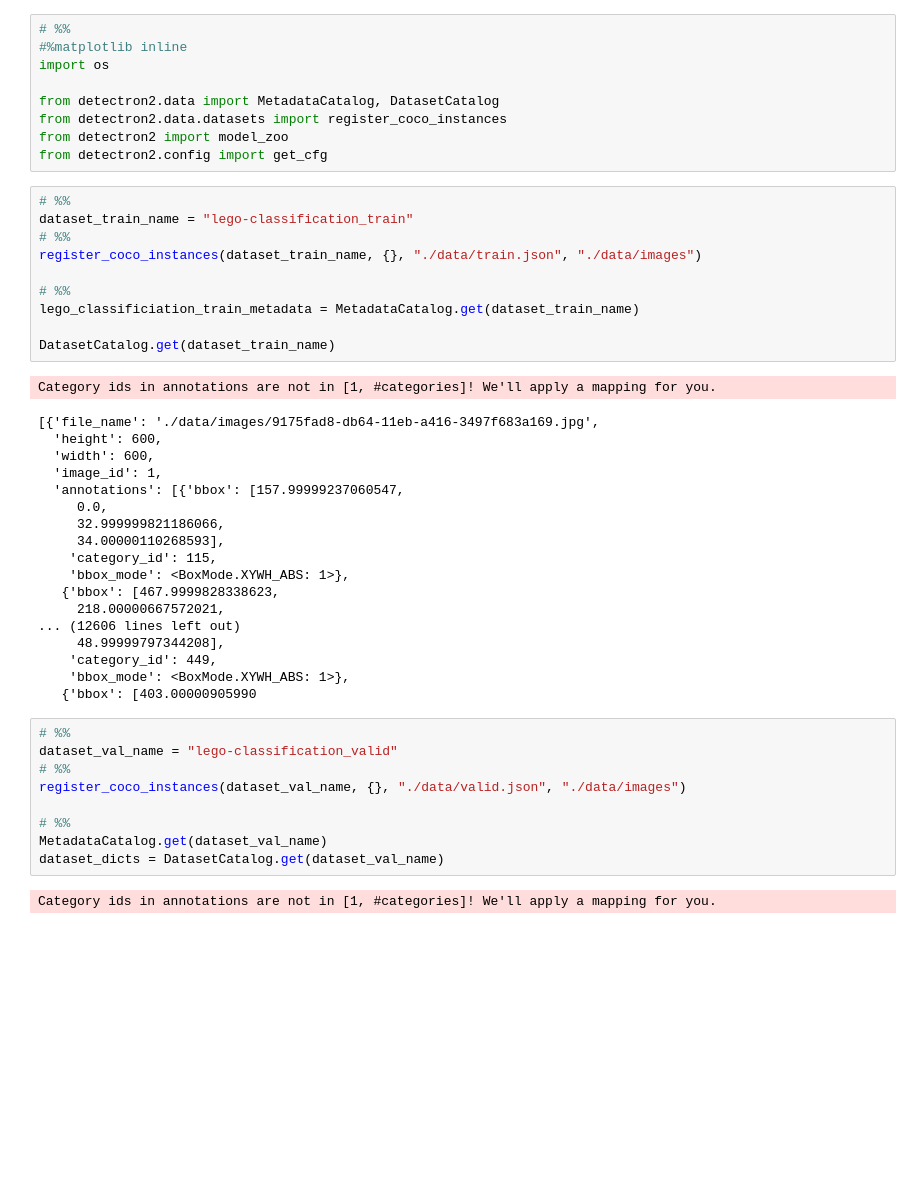
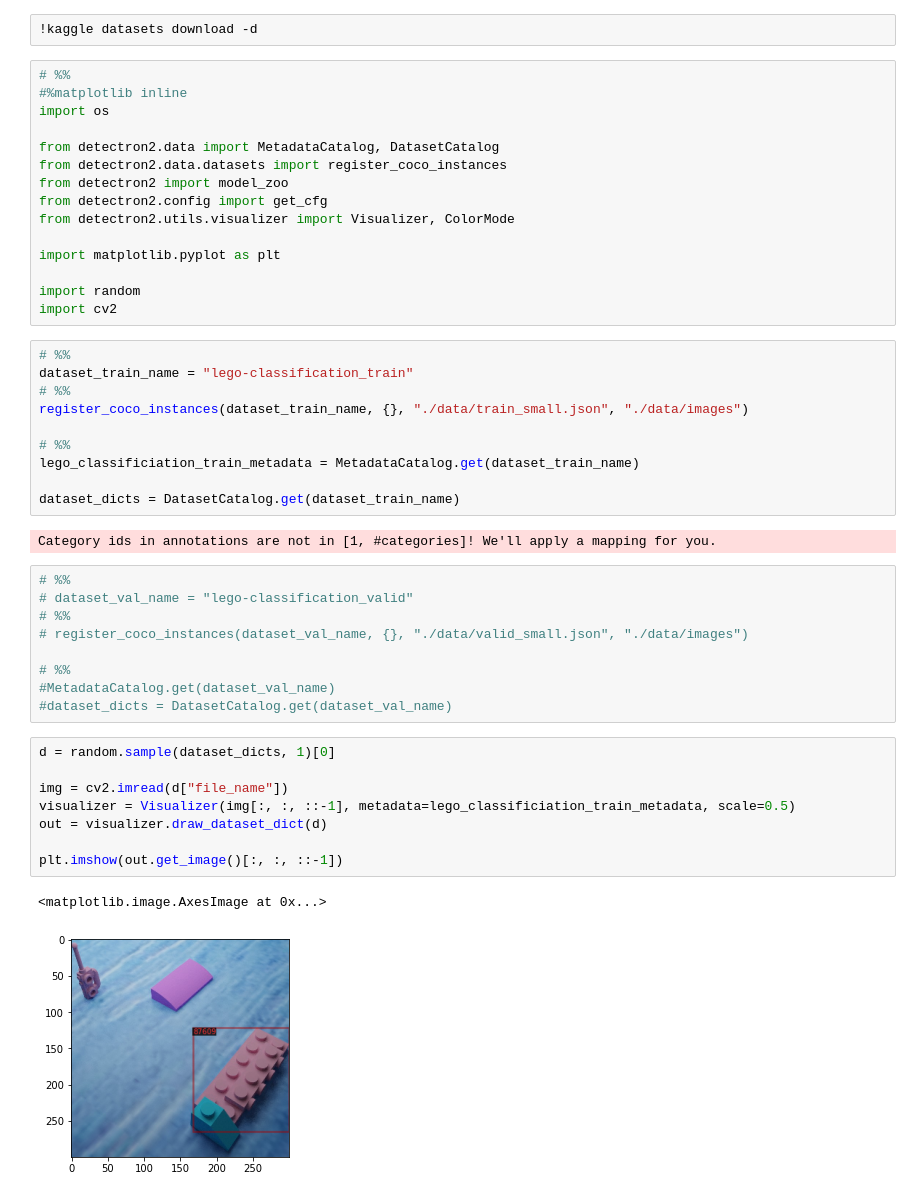
Before and after one commit to BetterCallBene/lego-classification, a Jupyter notebook: lego-classification.ipynb, the cells around one changed output. Saved outputs shown, nothing was run; the diff lists cells and outputs as text; blank space fills up the shorter version.

```diff
--- a/lego-classification.ipynb
+++ b/lego-classification.ipynb
@@ -1,3 +1,5 @@
+# %%
+!kaggle datasets download -d
 # %%
 # %%
 #%matplotlib inline
@@ -7,46 +9,44 @@ from detectron2.data import MetadataCatalog, DatasetCatalog
 from detectron2.data.datasets import register_coco_instances
 from detectron2 import model_zoo
 from detectron2.config import get_cfg
+from detectron2.utils.visualizer import Visualizer, ColorMode
+
+import matplotlib.pyplot as plt
+
+import random
+import cv2
 # %%
 # %%
 dataset_train_name = "lego-classification_train"
 # %%
-register_coco_instances(dataset_train_name, {}, "./data/train.json", "./data/images")
+register_coco_instances(dataset_train_name, {}, "./data/train_small.json", "./data/images")
 
 # %%
 lego_classificiation_train_metadata = MetadataCatalog.get(dataset_train_name)
 
-DatasetCatalog.get(dataset_train_name)
+dataset_dicts = DatasetCatalog.get(dataset_train_name)
 # %% [output]
 Category ids in annotations are not in [1, #categories]! We'll apply a mapping for you.
-[{'file_name': './data/images/9175fad8-db64-11eb-a416-3497f683a169.jpg',
-  'height': 600,
-  'width': 600,
-  'image_id': 1,
-  'annotations': [{'bbox': [157.99999237060547,
-     0.0,
-     32.999999821186066,
-     34.00000110268593],
-    'category_id': 115,
-    'bbox_mode': <BoxMode.XYWH_ABS: 1>},
-   {'bbox': [467.9999828338623,
-     218.00000667572021,
-... (12606 lines left out)
-     48.99999797344208],
-    'category_id': 449,
-    'bbox_mode': <BoxMode.XYWH_ABS: 1>},
-   {'bbox': [403.00000905990
 # %%
 # %%
-dataset_val_name = "lego-classification_valid"
+# dataset_val_name = "lego-classification_valid"
 # %%
-register_coco_instances(dataset_val_name, {}, "./data/valid.json", "./data/images")
+# register_coco_instances(dataset_val_name, {}, "./data/valid_small.json", "./data/images")
 
 # %%
-MetadataCatalog.get(dataset_val_name)
-dataset_dicts = DatasetCatalog.get(dataset_val_name)
+#MetadataCatalog.get(dataset_val_name)
+#dataset_dicts = DatasetCatalog.get(dataset_val_name)
-# %% [output]
-Category ids in annotations are not in [1, #categories]! We'll apply a mapping for you.
+# %%
+d = random.sample(dataset_dicts, 1)[0]
+
+img = cv2.imread(d["file_name"])
+visualizer = Visualizer(img[:, :, ::-1], metadata=lego_classificiation_train_metadata, scale=0.5)
+out = visualizer.draw_dataset_dict(d)
+
+plt.imshow(out.get_image()[:, :, ::-1])
+# %% [output]
+<matplotlib.image.AxesImage at 0x...>
+[figure, added]
 # %%
 cfg = get_cfg()
 cfg.merge_from_file(model_zoo.get_config_file("COCO-Detection/faster_rcnn_R_50_C4_1x.yaml"))
```
Also changed, not shown: parts of 7 cells of this notebook, 3 other files.
